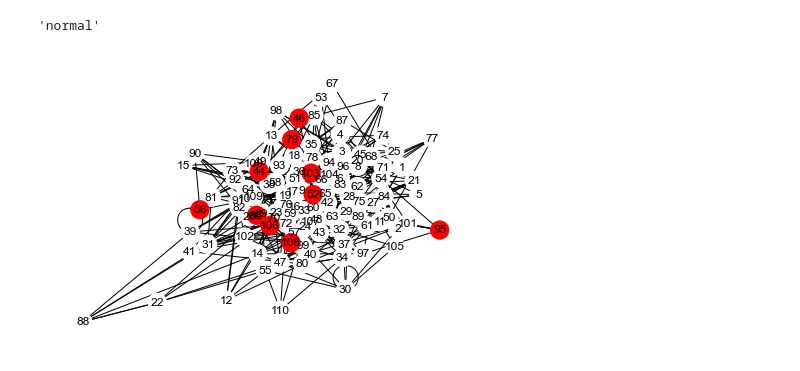
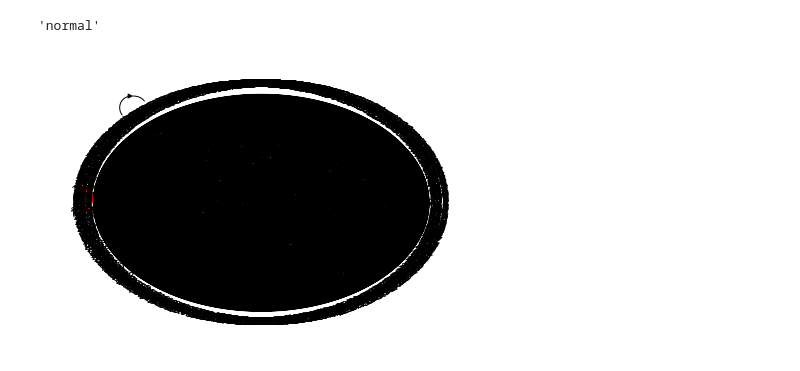
Before and after one commit to nouyang/fake-banking-data, a Jupyter notebook: 0c - main_pt3.ipynb, the cells around one changed output. Drawn from its saved outputs; the diff is of its cells as text; code cells hidden in the pictures.

```diff
--- a/0c - main_pt3.ipynb
+++ b/0c - main_pt3.ipynb
@@ -131,15 +142,22 @@ class BankAgent(ap.Agent):
 # %% [markdown]
 # parameters
 # %%
+# -- overall model run parameters
+NUM_AGENTS_PER_TYPE = {
+    'normal': 1000,
+    'suspicious': 10,
+}
+
+# -- other
 # set up agent type txn
 #     'network_randomness': 0.5
 #     'number_of_neighbors': 2,
-AGENT_TYPE_START_FRIENDS = {
+AGENT_TYPE_INIT_NUM_FRIENDS = {
     'normal': '5',
     'suspicious': '2'
 }
 
-AGENT_TYPE_NEW_FRIENDS = {
+AGENT_TYPE_MAKE_NEW_FRIENDS = {
     'normal': '0.5',
     'suspicious': '0.5'
 }
@@ -150,17 +168,10 @@ AGENT_TYPE_PAIR_PROBS = {
         'suspicious': 0.1
     },
     'suspicious': {
-        'self': 0.8,
-        'normal': 0.2
+        'self': 0.7,
+        'normal': 0.3
     }
 }
-
-NUM_AGENTS_PER_TYPE = {
-
-    'normal': 100,
-    'suspicious': 10,
-}
-
 MEAN_TXN_HRS = {'normal':14,
                 'suspicious':22}
 
@@ -171,6 +182,7 @@ MEAN_TXN_AMOUNTS = {'normal':250,
 
 parameters = {
     'num_agents_per_type': NUM_AGENTS_PER_TYPE,
+    'agent_type_pair_probs':AGENT_TYPE_PAIR_PROBS,
     'mean_txn_hrs': MEAN_TXN_HRS,
     'mean_txn_amounts ': MEAN_TXN_AMOUNTS,
     'mean_txns': 4, # avg num txns each agent makes
@@ -203,7 +215,8 @@ class BankModel(ap.Model):
         agent_rng_seeds = np.array(agent_rng_seeds, dtype=int)
 
         self.agents = ap.AgentList(self)
-        # -- shift the tables
+
+        # -- shift the probabilitiy tables
         for type in ['normal', 'suspicious']:
             hrs_mean = self.p.mean_txn_hrs[type]
             # shift in steps
@@ -213,7 +226,8 @@ class BankModel(ap.Model):
                 (self.p_txns[-shift_amt:], self.p_txns[:-shift_amt]))
             agents = ap.AgentList(
                 self, self.p.num_agents_per_type[type], BankAgent)
-
+            pair_probs = self.p.agent_type_pair_probs[type]
+            agents.pair_probs = pair_probs
             agents.txn_probabilities = shifted
             agents.total_steps = self.p.steps
             agents.acct_balance = 100
@@ -226,7 +240,7 @@ class BankModel(ap.Model):
             print(self.agents)
             print([(agent.id,agent.type) for agent in self.agents])
 
-        # calcuations for txn values
+        # -- calcuations for txn $$$ (each agent gets different seed)
         txn_amt_rngs = ap.AttrIter(
             [np.random.default_rng(seed) for seed in agent_rng_seeds])
         self.agents.txn_amt_rng = txn_amt_rngs
@@ -609,12 +626,15 @@ pd.DataFrame(edges_list,
 # %%
 # https://networkx.guide/visualization/basics#layouts
 #types = [ node[1]['type'] for node in G.nodes(data=True) ]
-nx.draw(G, with_labels = True, node_color = colors,
-arrows=False)
-#nx.draw(G, with_labels = True, node_color = colors, pos=nx.spiral_layout(G))
+#nx.draw(G, with_labels = True, node_color = colors,
+#arrows=False)
+# spiral layout, spring layout are the other options
+
+nx.draw(G, with_labels = True, node_color = colors, pos=nx.shell_layout(G))
+nx.draw(G.nodes['type'] =  model.agents[i].type
 plt.show()
 # %% [output]
-[figure, old version]
+[figure, new version]
 # %%
 #import ipycytoscape
 #fig = ipycytoscape.CytoscapeWidget()
```
Also changed, not shown: parts of 30 cells of this notebook, 6 other files.
